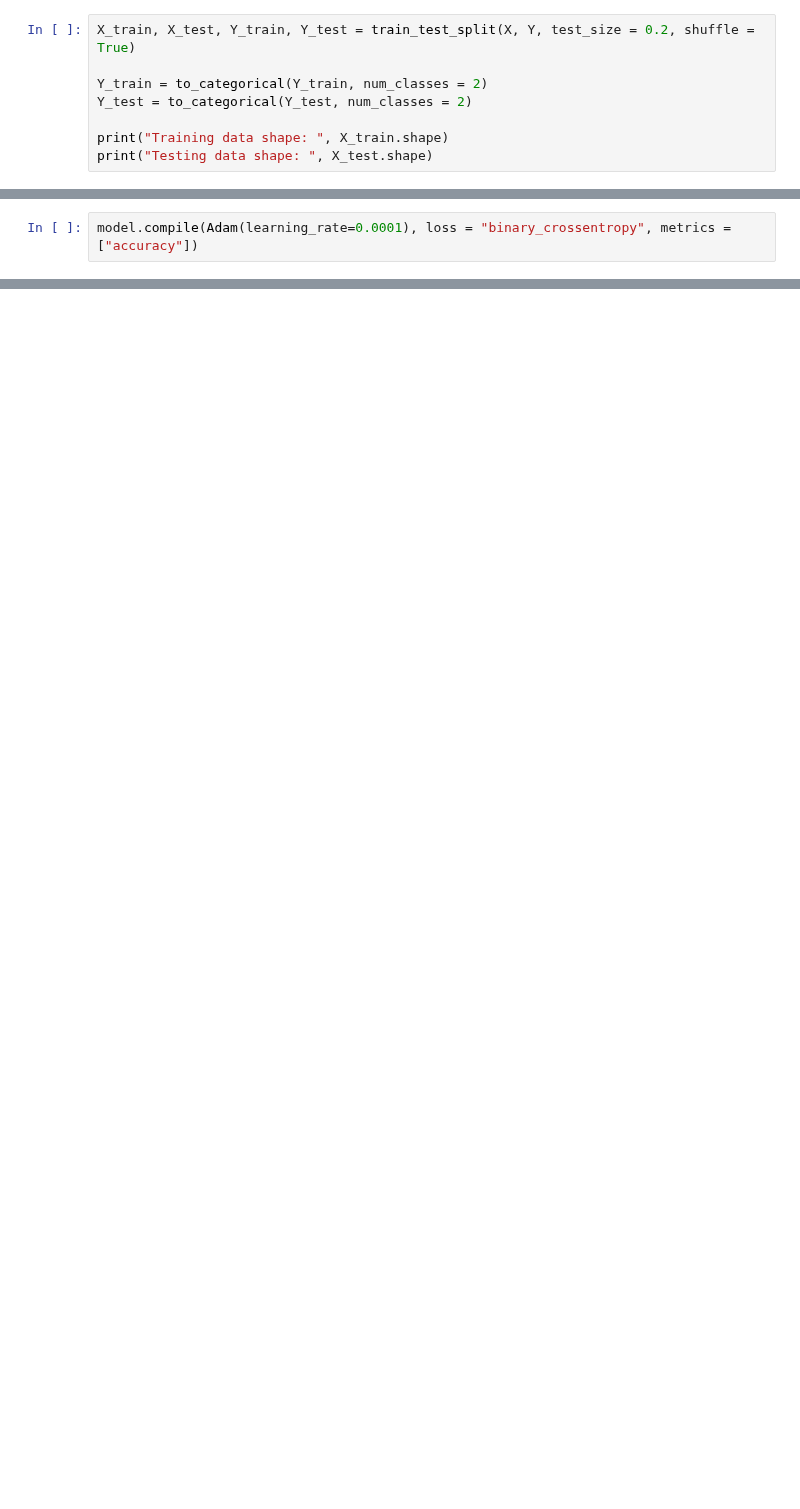
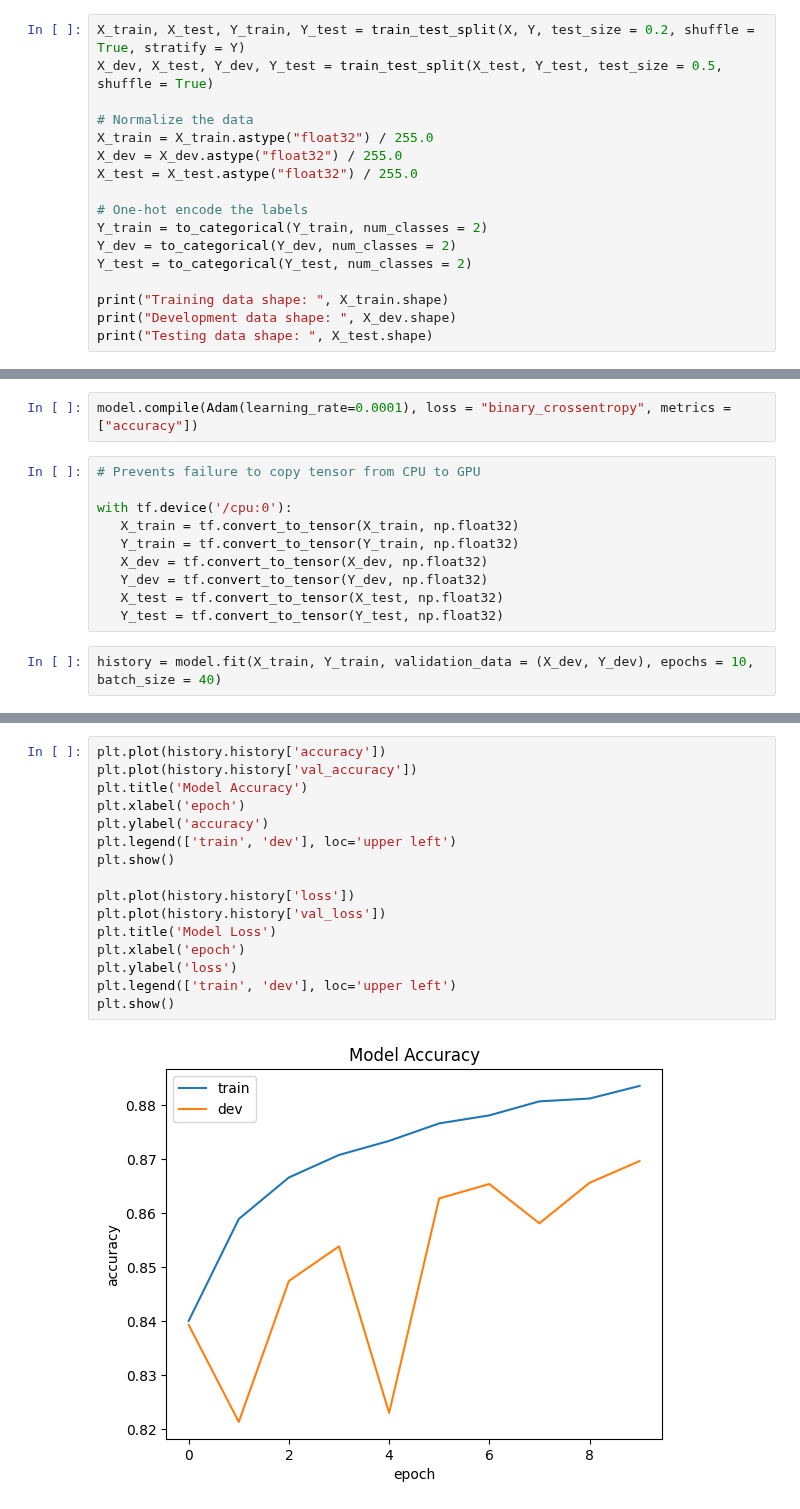
Before and after one commit to adagio7/Breast-Histopathology-Classification, a Jupyter notebook: notebook.ipynb, the cells around one changed output, grey strips where cells are left out. Drawn from its saved outputs; the diff is of its cells as text; blank space fills up the shorter version.

Commit message:
Trained and evaluated model

```diff
--- a/notebook.ipynb
+++ b/notebook.ipynb
@@ -86,9 +87,18 @@ from tensorflow.keras.utils import to_categorical
 # %%
-X_train, X_test, Y_train, Y_test = train_test_split(X, Y, test_size = 0.2, shuffle = True)
+X_train, X_test, Y_train, Y_test = train_test_split(X, Y, test_size = 0.2, shuffle = True, stratify = Y)
+X_dev, X_test, Y_dev, Y_test = train_test_split(X_test, Y_test, test_size = 0.5, shuffle = True)
 
+# Normalize the data
+X_train = X_train.astype("float32") / 255.0
+X_dev = X_dev.astype("float32") / 255.0
+X_test = X_test.astype("float32") / 255.0
+
+# One-hot encode the labels
 Y_train = to_categorical(Y_train, num_classes = 2)
+Y_dev = to_categorical(Y_dev, num_classes = 2)
 Y_test = to_categorical(Y_test, num_classes = 2)
 
 print("Training data shape: ", X_train.shape)
+print("Development data shape: ", X_dev.shape)
 print("Testing data shape: ", X_test.shape)
 # %% [output]
@@ -172,3 +186,15 @@ Non-trainable params: 1,088
 _________________________________________________________________
 # %%
 model.compile(Adam(learning_rate=0.0001), loss = "binary_crossentropy", metrics = ["accuracy"])
+# %%
+# Prevents failure to copy tensor from CPU to GPU
+
+with tf.device('/cpu:0'):
+   X_train = tf.convert_to_tensor(X_train, np.float32)
+   Y_train = tf.convert_to_tensor(Y_train, np.float32)
+   X_dev = tf.convert_to_tensor(X_dev, np.float32)
+   Y_dev = tf.convert_to_tensor(Y_dev, np.float32)
+   X_test = tf.convert_to_tensor(X_test, np.float32)
+   Y_test = tf.convert_to_tensor(Y_test, np.float32)
+# %%
+history = model.fit(X_train, Y_train, validation_data = (X_dev, Y_dev), epochs = 10, batch_size = 40)
@@ -174,0 +222,18 @@ model.compile(Adam(learning_rate=0.0001), loss = "binary_crossentropy", metrics
+# %%
+plt.plot(history.history['accuracy'])
+plt.plot(history.history['val_accuracy'])
+plt.title('Model Accuracy')
+plt.xlabel('epoch')
+plt.ylabel('accuracy')
+plt.legend(['train', 'dev'], loc='upper left')
+plt.show()
+
+plt.plot(history.history['loss'])
+plt.plot(history.history['val_loss'])
+plt.title('Model Loss')
+plt.xlabel('epoch')
+plt.ylabel('loss')
+plt.legend(['train', 'dev'], loc='upper left')
+plt.show()
+# %% [output]
+[figure, added]
```
Also changed, not shown: parts of 8 cells of this notebook.
